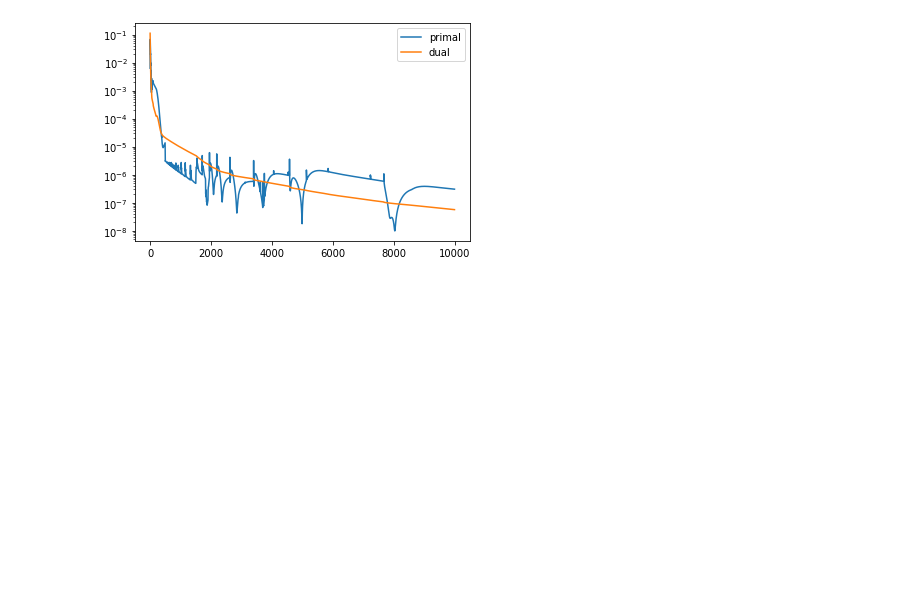
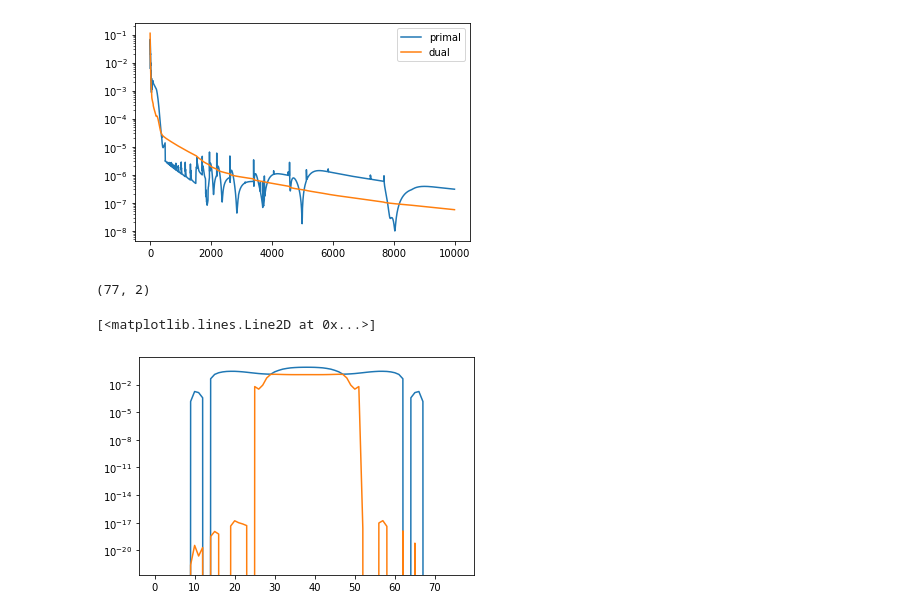
Before and after one commit to shinaoka/spm_omega, a Jupyter notebook: notebooks/spm_omega_multiorb.ipynb, the cells around one changed output. Cells and saved outputs as stored; diff of their text form; code cells hidden in the pictures; blank space fills up the shorter version.

```diff
--- a/notebooks/spm_omega_multiorb.ipynb
+++ b/notebooks/spm_omega_multiorb.ipynb
@@ -198,3 +186,19 @@ plt.legend()
 # %% [output]
 <matplotlib.legend.Legend at 0x...>
 [figure]
+# %%
+x_sdp = opt.x[2].reshape(-1, nflavors, nflavors)
+evals_all = []
+for idx_w in range(x_sdp.shape[0]):
+    evals, evecs = np.linalg.eigh(x_sdp[idx_w,:,:])
+    evals_all.append(evals[::-1])
+evals_all = np.array(evals_all)
+print(evals_all.shape)
+# %% [output]
+(77, 2)
+# %%
+plt.semilogy(evals_all[:,0])
+plt.semilogy(evals_all[:,1])
+# %% [output]
+[<matplotlib.lines.Line2D at 0x...>]
+[figure, added]
```
Also changed, not shown: parts of 3 cells of this notebook, 1 other file.
